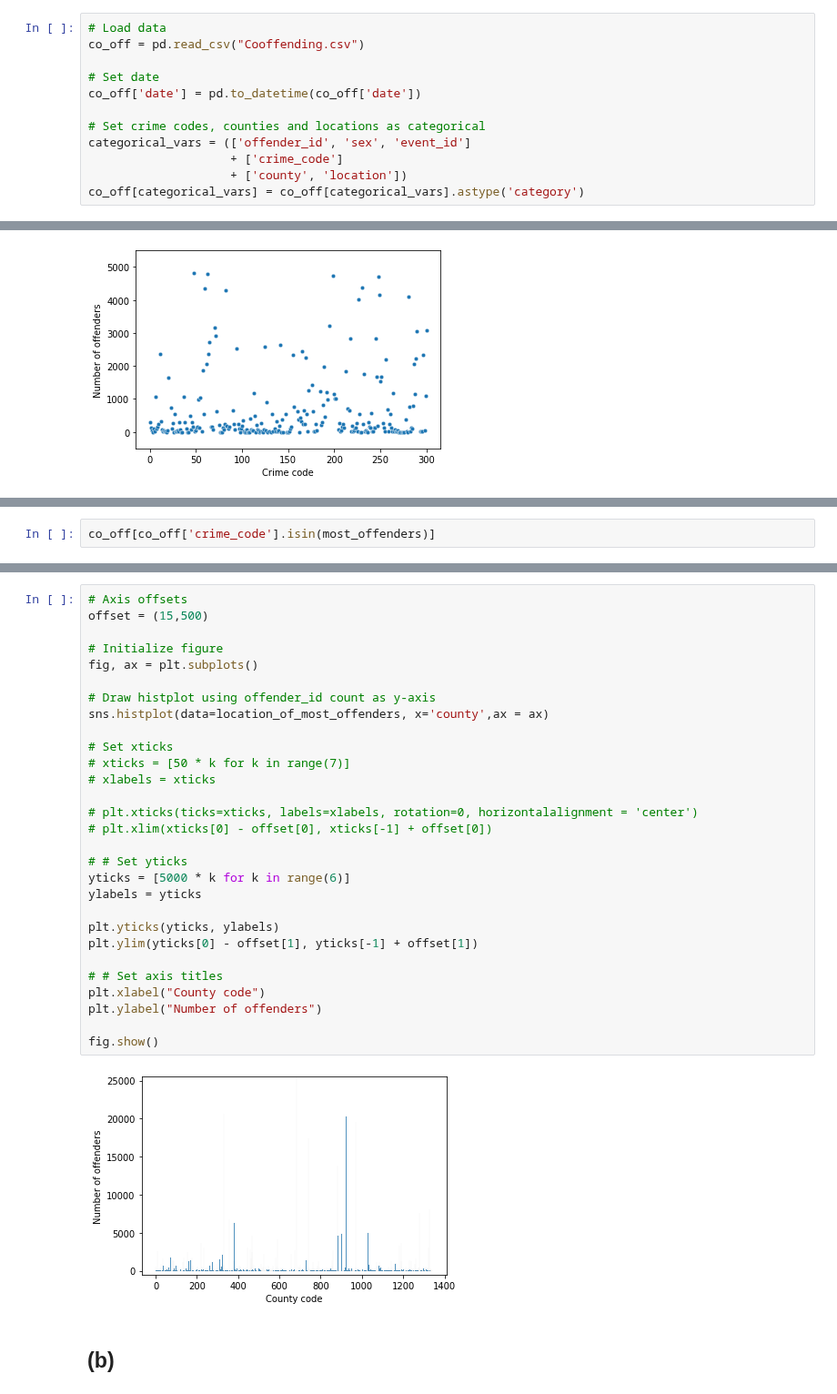
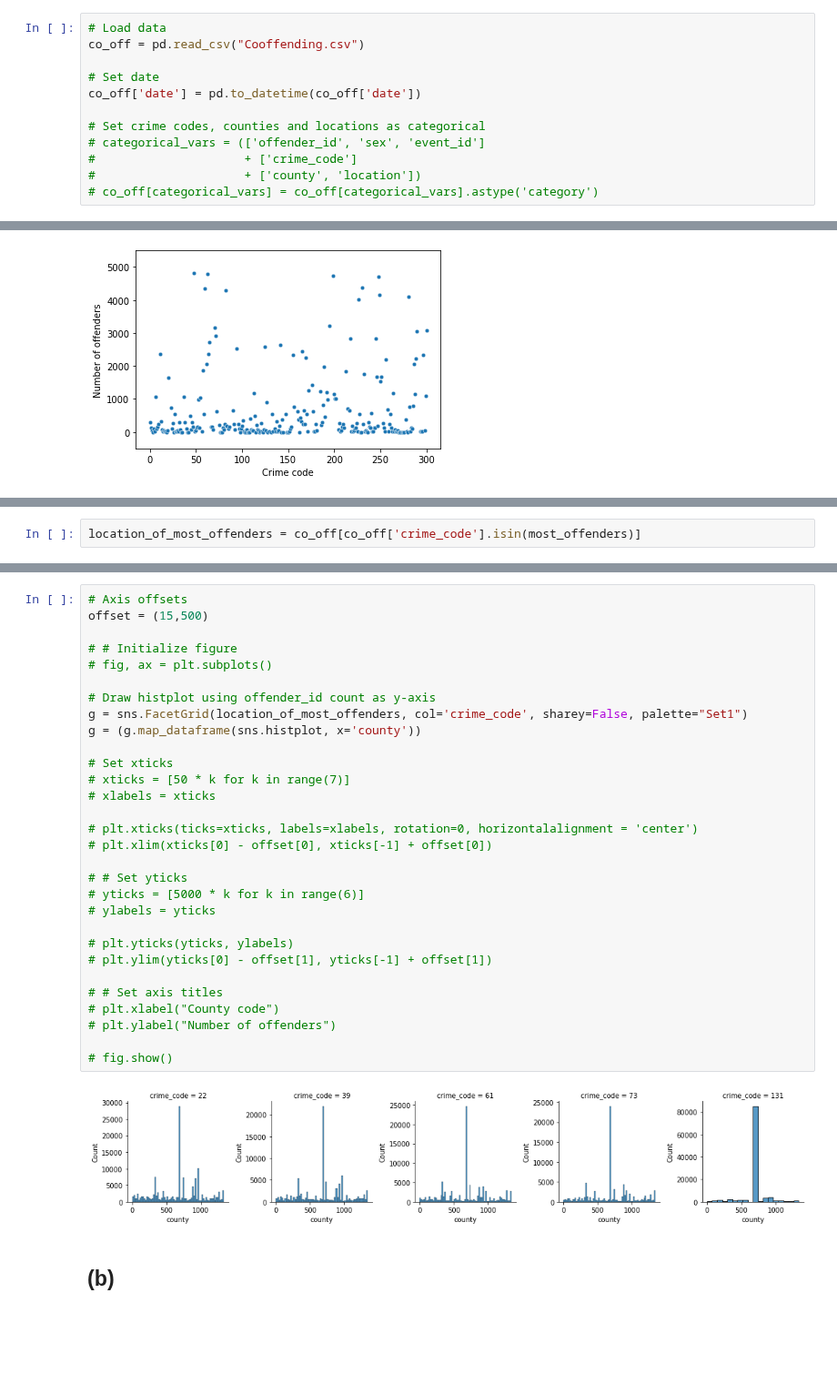
Before and after one commit to pipeton8/6.439-stats-comp-applications, a Jupyter notebook: Assignments/4 - Networks/6.439 - Problem Set 4.ipynb, the cells around one changed output, grey strips where cells are left out. Shown at 91% size. Cells and saved outputs as stored; diff of their text form; blank space fills up the shorter version.

```diff
--- a/Assignments/4 - Networks/6.439 - Problem Set 4.ipynb
+++ b/Assignments/4 - Networks/6.439 - Problem Set 4.ipynb
@@ -45,10 +45,10 @@ co_off = pd.read_csv("Cooffending.csv")
 co_off['date'] = pd.to_datetime(co_off['date'])
 
 # Set crime codes, counties and locations as categorical
-categorical_vars = (['offender_id', 'sex', 'event_id']
-                    + ['crime_code']
-                    + ['county', 'location'])
-co_off[categorical_vars] = co_off[categorical_vars].astype('category')
+# categorical_vars = (['offender_id', 'sex', 'event_id']
+#                     + ['crime_code']
+#                     + ['county', 'location'])
+# co_off[categorical_vars] = co_off[categorical_vars].astype('category')
 # %% [markdown]
 ## (a), (b), (c), (d): Data exploration
 # %% [markdown]
@@ -206,2 +240,2 @@ array([ 22, 131,  61,  39,  73])
 # %%
-co_off[co_off['crime_code'].isin(most_offenders)]
+location_of_most_offenders = co_off[co_off['crime_code'].isin(most_offenders)]
@@ -240,34 +242,35 @@ Name: offender_id, Length: 403942, dtype: float64
 # %%
 # Axis offsets
 offset = (15,500)
 
-# Initialize figure
-fig, ax = plt.subplots()
+# # Initialize figure
+# fig, ax = plt.subplots()
 
 # Draw histplot using offender_id count as y-axis
-sns.histplot(data=location_of_most_offenders, x='county',ax = ax)
+g = sns.FacetGrid(location_of_most_offenders, col='crime_code', sharey=False, palette="Set1")
+g = (g.map_dataframe(sns.histplot, x='county'))
 
 # Set xticks
 # xticks = [50 * k for k in range(7)]
 # xlabels = xticks
 
 # plt.xticks(ticks=xticks, labels=xlabels, rotation=0, horizontalalignment = 'center')
 # plt.xlim(xticks[0] - offset[0], xticks[-1] + offset[0])
 
 # # Set yticks
-yticks = [5000 * k for k in range(6)]
-ylabels = yticks
+# yticks = [5000 * k for k in range(6)]
+# ylabels = yticks
 
-plt.yticks(yticks, ylabels)
-plt.ylim(yticks[0] - offset[1], yticks[-1] + offset[1])
+# plt.yticks(yticks, ylabels)
+# plt.ylim(yticks[0] - offset[1], yticks[-1] + offset[1])
 
 # # Set axis titles
-plt.xlabel("County code")
-plt.ylabel("Number of offenders")
+# plt.xlabel("County code")
+# plt.ylabel("Number of offenders")
 
-fig.show()
+# fig.show()
 # %% [output]
-[figure, old version]
+[figure, new version]
 # %% [markdown]
 ## (b)
 # %% [markdown]
```
Also changed, not shown: parts of 14 cells of this notebook.
